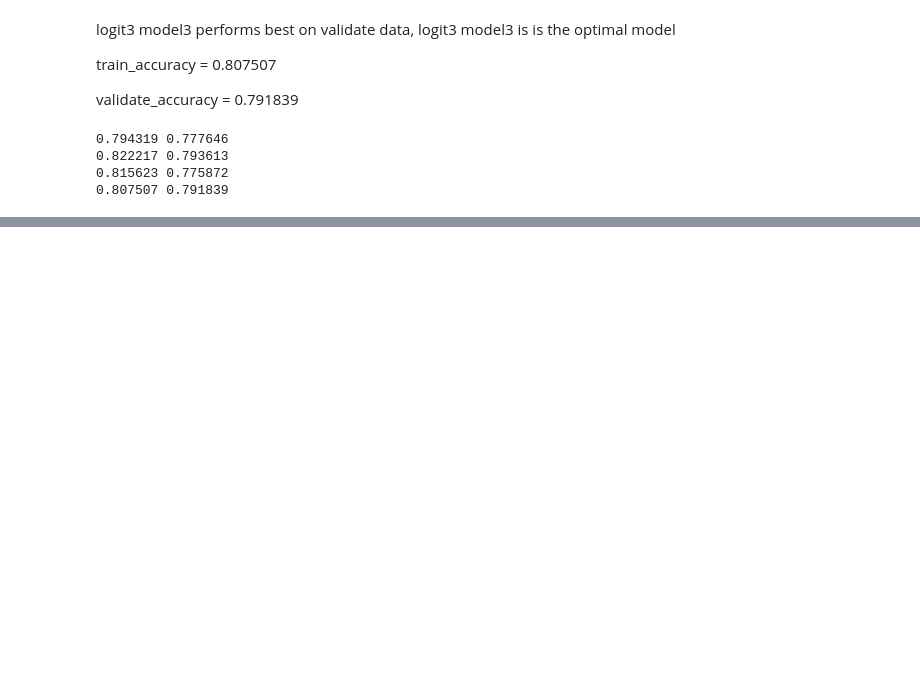
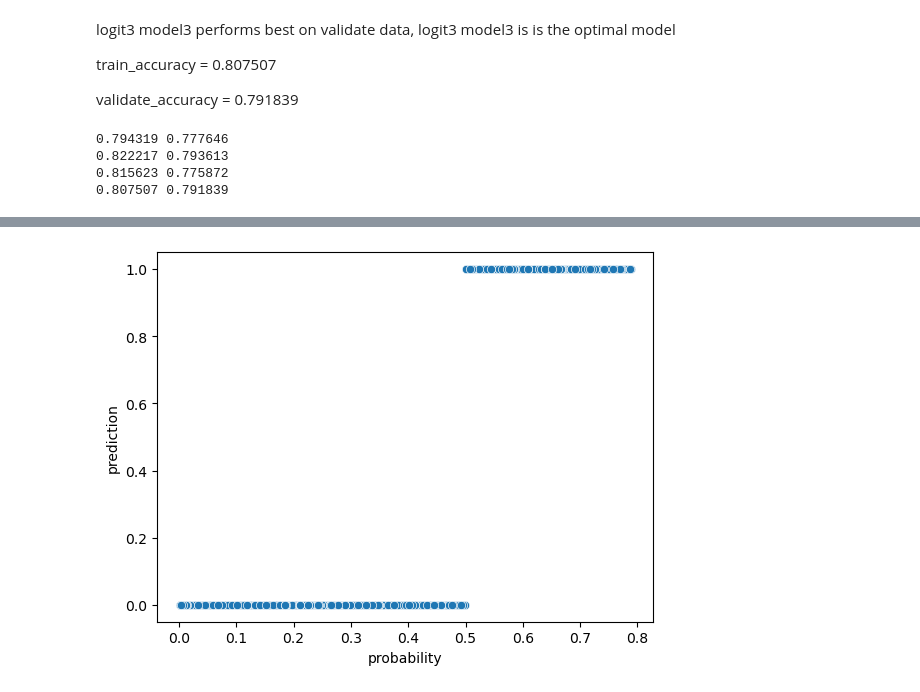
Before and after one commit to devgurung141/telco_project1, a Jupyter notebook: explore.ipynb, the cells around one changed output, grey strips where cells are left out. Cells and saved outputs as stored; diff of their text form; code cells hidden in the pictures; blank space fills up the shorter version.

```diff
--- a/explore.ipynb
+++ b/explore.ipynb
@@ -240,4 +225,4 @@ There exists some relationship between payment_type and churn.
 # %%
-# churn= train[train.churn == 'Yes']
-# no_churn = train[train.churn == 'No']
+churn= train[train.churn == 'Yes']
+no_churn = train[train.churn == 'No']
 # %%
@@ -587,0 +553,35 @@ print(lrg_train_accuracy, lrg_validate_accuracy)
+# %%
+# create model
+logit = LogisticRegression(C = 0.1, random_state=seed, solver='liblinear')
+
+# fit the model to train data
+logit.fit(X_train, y_train)
+
+# evaluate the model's performance on train
+y_train_pred =logit.predict(X_train)
+
+# evaluate the model's performance on validate
+y_validate_pred = logit.predict(X_validate)
+
+# use Logistic Regression model to make predictions
+y_test_pred = logit.predict(X_test)
+
+
+# compute accuracy
+train_acc = logit.score(X_train, y_train)
+validate_acc = logit.score(X_validate, y_validate)
+test_acc = logit.score(X_test, y_test)
+
+print(f'Logistic Regression Accuracy score on train set: {train_acc}')
+print(f'Logistic Regression Accuracy score on validate set: {validate_acc}')
+print(f'Logistic Regression Accuracy score on test set: {test_acc}')
+
+# estimate probability
+y_pred_proba = logit.predict_proba(X_test)
+
+# select the 2nd item in the array to get prob of survival (1)
+y_pred_proba = np.array([i[1] for i in y_pred_proba])
+
+test_results = pd.DataFrame({'customer_id': test.customer_id,
+                        'probability': y_pred_proba,
+                         'prediction': y_test_pred})
@@ -587,0 +608,5 @@ print(lrg_train_accuracy, lrg_validate_accuracy)
+# %%
+sns.scatterplot(x='probability', y='prediction', data=test_results)
+plt.show()
+# %% [output]
+[figure, added]
```
Also changed, not shown: parts of 21 cells of this notebook.
